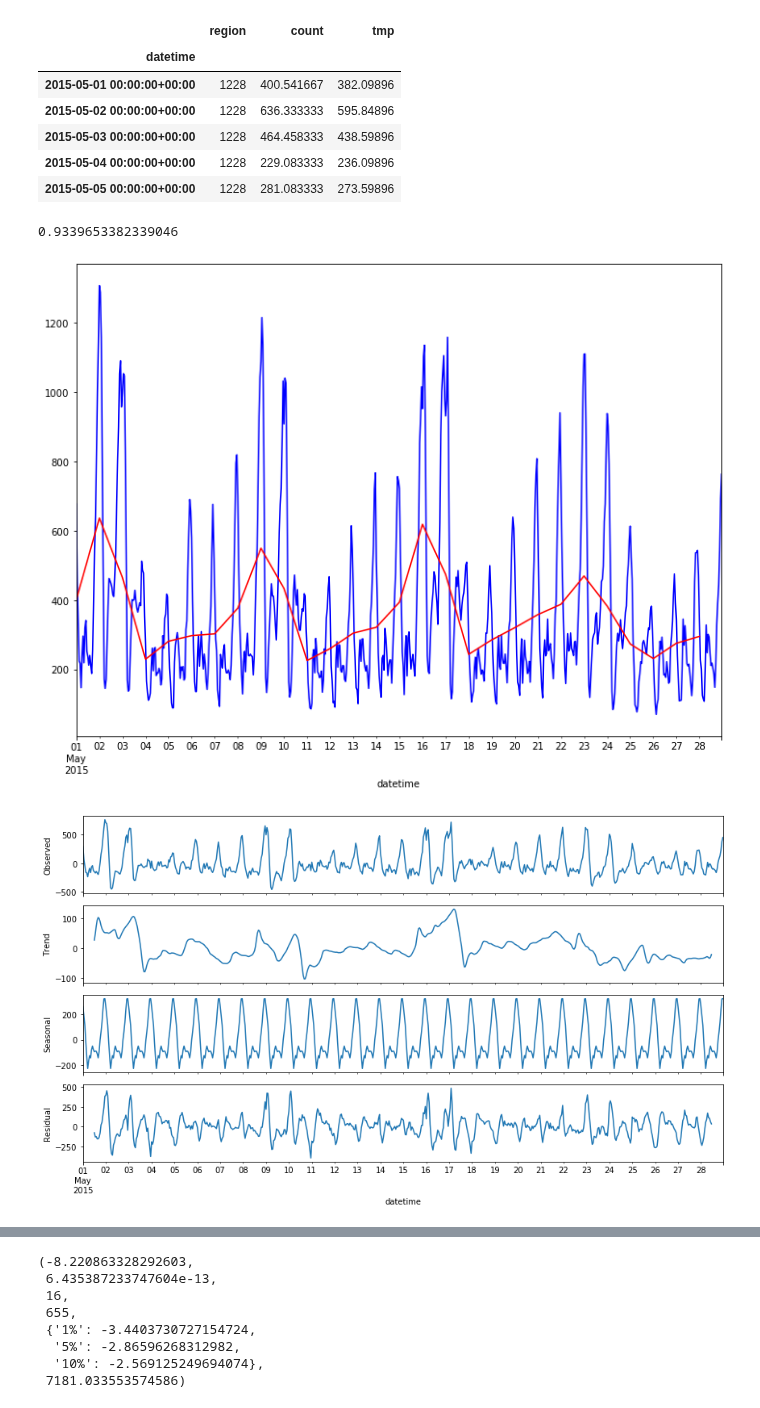
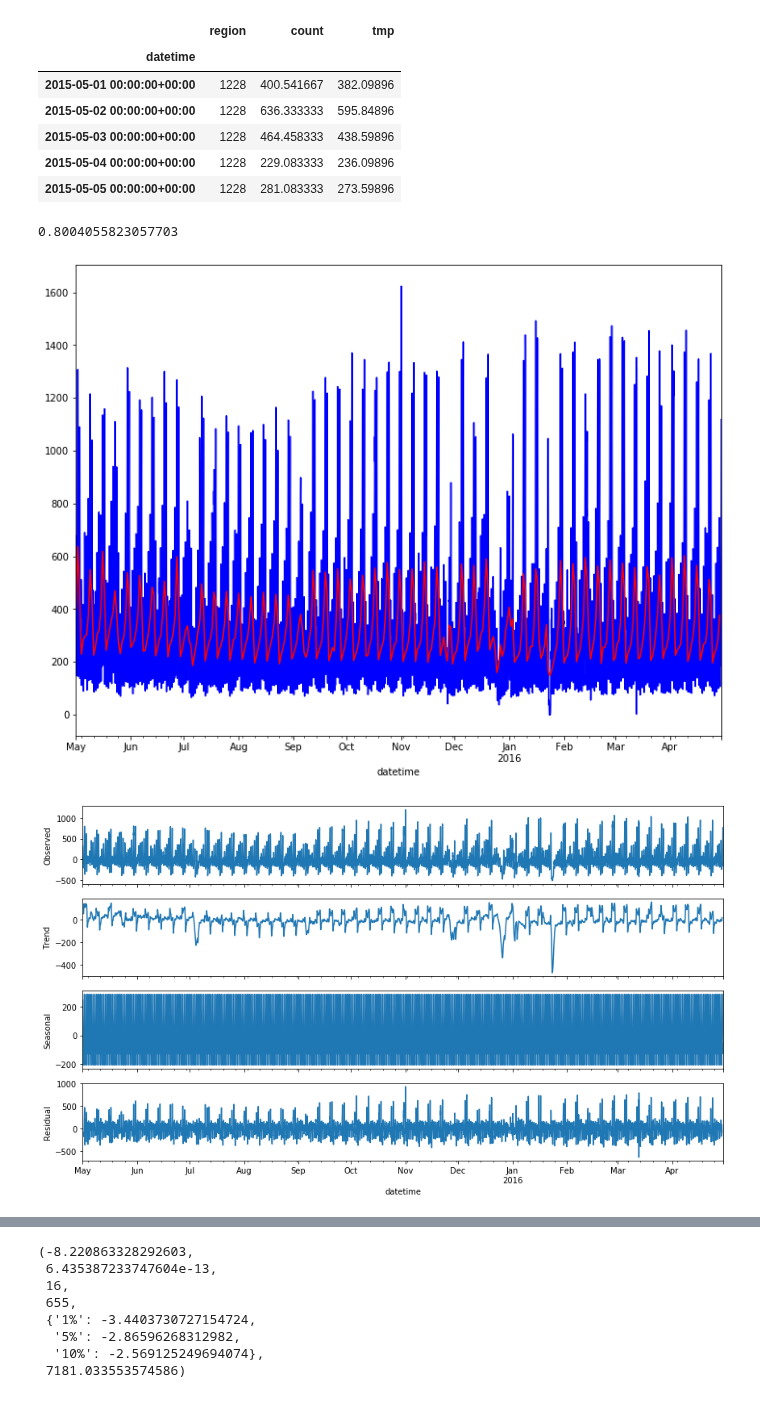
Before and after one commit to dminikorenb/DataLearning, a Jupyter notebook: 3-Taxi/dminik6_part3_w3.ipynb, the cells around one changed output, grey strips where cells are left out. Saved outputs shown, nothing was run; the diff lists cells and outputs as text; code cells hidden in the pictures.

```diff
--- a/3-Taxi/dminik6_part3_w3.ipynb
+++ b/3-Taxi/dminik6_part3_w3.ipynb
@@ -177,7 +180,7 @@ s_mean.head()
 rcParams['figure.figsize'] = 12, 9
 
 
-stmp = s.head(4*7*24).copy()
+stmp = s.head(365*24).copy()
 s_mean = stmp.resample('D').mean()
 
 t_period = 7
@@ -199,35 +202,35 @@ print(score)
 
 # t_period = 7*24
 # X_week_pred = []
 # for i in range(0, len(stmp)):
 #     X_week_pred.append([ math.sin(i* 2.*math.pi*k/t_period) for k in range(1, Kmax+1)] +
 #                        [ math.cos(i* 2.*math.pi*k/t_period) for k in range(1, Kmax+1)])
 
 # stmp['tmp']  = lr.predict(X_week_pred)
 s_mean['tmp'] = lr.predict(X_week)
 
 
 fig = plt.figure(figsize=(12, 9))
 ax = fig.add_subplot(1,1,1)
 
 stmp['count'].plot(ax=ax, color='b')
 s_mean['count'].plot(ax=ax, color='r')
 
 # stmp['tmp'] = y_test
 # stmp['delta'] = stmp['count'] - stmp['tmp']
 # stmp[['count',  'tmp', 'delta']].plot()
 #     stmp['delta'].plot()
 #     pl.plot(y_test)
 #     pl.plot(stmp.values)
 #     pl.set
 # print(l_score)
 # rcParams['figure.figsize'] = 12, 9
 # decomp=seasonal_decompose(stmp['delta'] )
 # decomp.plot()
 pl.show();
 # %% [output]
-0.9339653382339046
+0.8004055823057703
-[figure, old version]
+[figure, new version]
 # %%
 from datetime import datetime
 rcParams['figure.figsize'] = 12, 7
@@ -243,4 +246,4 @@ stmp['delta'] = stmp['count'] - stmp['mean']
 decomp=seasonal_decompose(stmp['delta'])
 decomp.plot();
 # %% [output]
-[figure, old version]
+[figure, new version]
```
Also changed, not shown: parts of 10 cells of this notebook.
